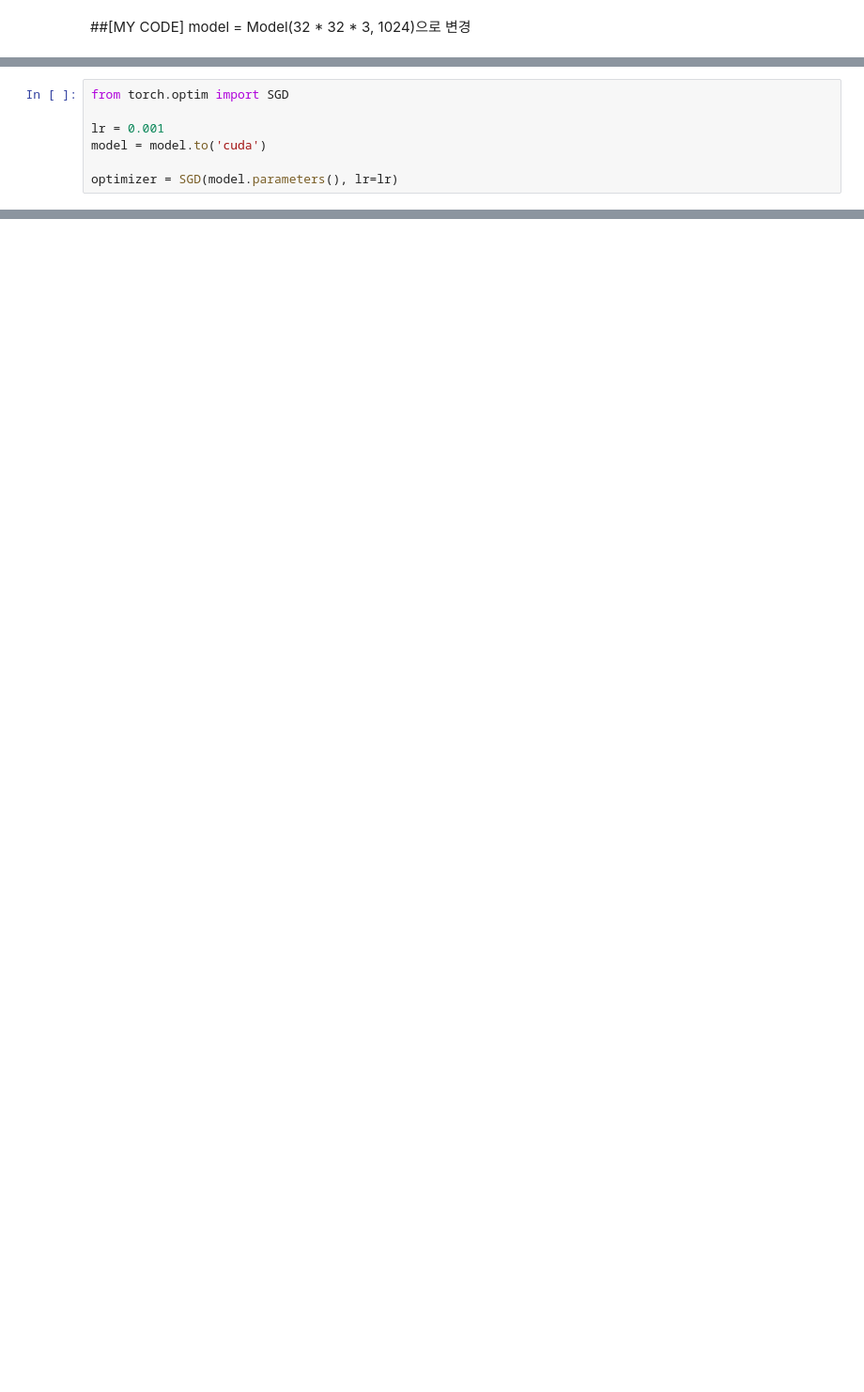
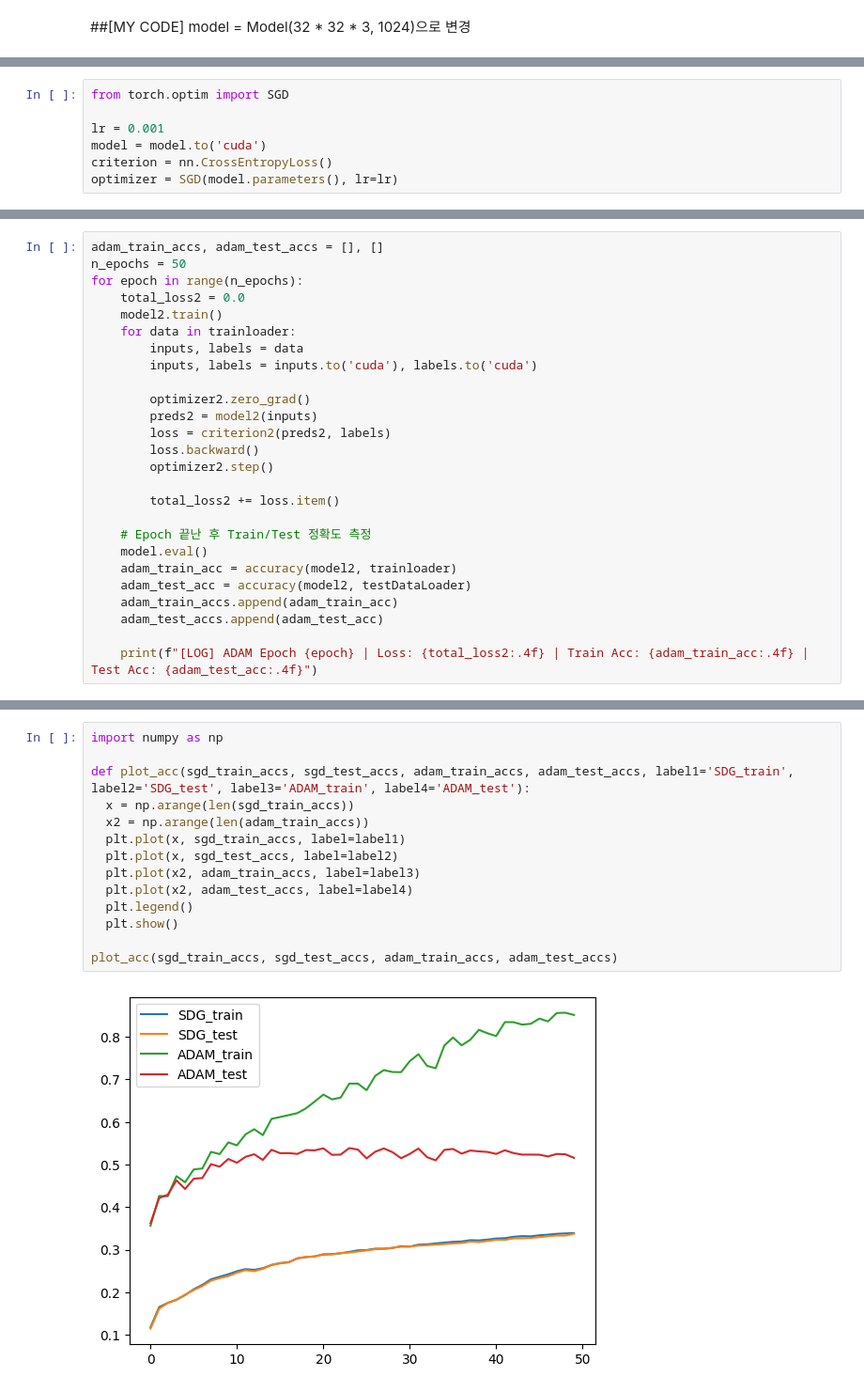
Before and after one commit to rocodoco20/AI1week, a Jupyter notebook: cuda_psy_1Hweek.ipynb, the cells around one changed output, grey strips where cells are left out. Shown: that part at 94% size. Saved outputs shown, nothing was run; the diff lists cells and outputs as text; blank space fills up the shorter version.

```diff
--- a/cuda_psy_1Hweek.ipynb
+++ b/cuda_psy_1Hweek.ipynb
@@ -75,5 +97,5 @@ from torch.optim import SGD
 
 lr = 0.001
 model = model.to('cuda')
-
+criterion = nn.CrossEntropyLoss()
 optimizer = SGD(model.parameters(), lr=lr)
@@ -127,0 +174,26 @@ RuntimeError: Expected all tensors to be on the same device, but found at least
+# %%
+adam_train_accs, adam_test_accs = [], []
+n_epochs = 50
+for epoch in range(n_epochs):
+    total_loss2 = 0.0
+    model2.train()
+    for data in trainloader:
+        inputs, labels = data
+        inputs, labels = inputs.to('cuda'), labels.to('cuda')
+
+        optimizer2.zero_grad()
+        preds2 = model2(inputs)
+        loss = criterion2(preds2, labels)
+        loss.backward()
+        optimizer2.step()
+
+        total_loss2 += loss.item()
+
+    # Epoch 끝난 후 Train/Test 정확도 측정
+    model.eval()
+    adam_train_acc = accuracy(model2, trainloader)
+    adam_test_acc = accuracy(model2, testDataLoader)
+    adam_train_accs.append(adam_train_acc)
+    adam_test_accs.append(adam_test_acc)
+
+    print(f"[LOG] ADAM Epoch {epoch} | Loss: {total_loss2:.4f} | Train Acc: {adam_train_acc:.4f} | Test Acc: {adam_test_acc:.4f}")
@@ -127,0 +220,16 @@ RuntimeError: Expected all tensors to be on the same device, but found at least
+# %%
+import numpy as np
+
+def plot_acc(sgd_train_accs, sgd_test_accs, adam_train_accs, adam_test_accs, label1='SDG_train', label2='SDG_test', label3='ADAM_train', label4='ADAM_test'):
+  x = np.arange(len(sgd_train_accs))
+  x2 = np.arange(len(adam_train_accs))
+  plt.plot(x, sgd_train_accs, label=label1)
+  plt.plot(x, sgd_test_accs, label=label2)
+  plt.plot(x2, adam_train_accs, label=label3)
+  plt.plot(x2, adam_test_accs, label=label4)
+  plt.legend()
+  plt.show()
+
+plot_acc(sgd_train_accs, sgd_test_accs, adam_train_accs, adam_test_accs)
+# %% [output]
+[figure, added]
```
Also changed, not shown: parts of 23 cells of this notebook.
